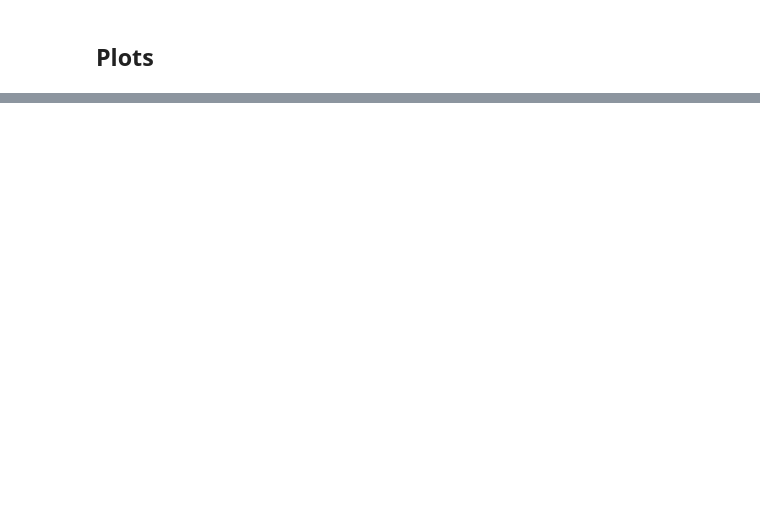
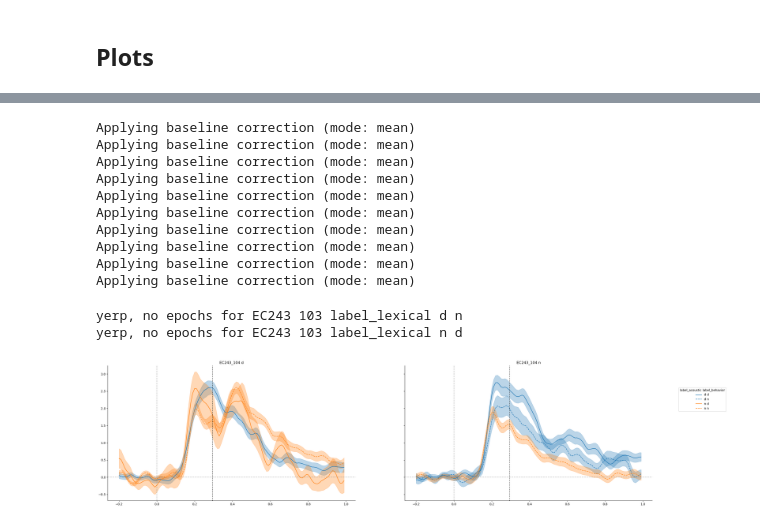
Before and after one commit to hans/barakeet, a Jupyter notebook: notebooks/epoched_plots.ipynb, the cells around one changed output, grey strips where cells are left out. Drawn from its saved outputs; the diff is of its cells as text; code cells hidden in the pictures; blank space fills up the shorter version.

Commit message:
stage messy new plots to support syncing

```diff
--- a/notebooks/epoched_plots.ipynb
+++ b/notebooks/epoched_plots.ipynb
@@ -189,17 +270,51 @@ plot_specs = {
 # %%
-# # # For debugging
+# # For debugging
 
-# feature_block = "acoustic"
-# suffix = "-baselined-continuous"
-# feature_block = "mismatch"
-# suffix = "-baselined-split-behavior"
-# kwargs = plot_specs[("eoi", feature_block)][suffix]
+feature_block = "acoustic"
+suffix = "-baselined-continuous"
+feature_block = "mismatch"
+suffix = "-baselined-split"
+kwargs = plot_specs[("eoi", feature_block)][suffix]
 
-# ep, ep_df = make_epochs_df(feature_block, plot_eoi_df=eoi_df.loc[["EC260"]].loc[(slice(None), [92, 219]), :],
+# ep, ep_df = make_epochs_df(feature_block, plot_eoi_df=eoi_df.loc[["EC278"]].loc[(slice(None), [121]), :],
 #                            baseline=kwargs.get("baseline"))
-# plot_kwargs = {k: v for k, v in kwargs.items() if k not in ["baseline"]}
+ep, ep_df = make_epochs_df(feature_block, plot_eoi_df=eoi_df.loc[["EC243"]].loc[(slice(None), [103]), :],
+                           baseline=kwargs.get("baseline"))
+
+ep_df = ep_df[~ep_df.ignores_both_cues]
+ep_df = ep_df[ep_df.phoneme_pair == "dn"]
+
+# DEV
+# kwargs["hue"] = "label_lexical_behavior"
+# kwargs["style"] = "label_acoustic"
+# kwargs["hue"] = "label"
+# kwargs["style"] = "label_behavior"
+kwargs["hue"] = "label_acoustic"
+kwargs["col"] = "label_lexical"
+kwargs["style"] = "label_behavior"
+kwargs["share_groupers"] = True
+# ep_df = ep_df.loc[ep_df.label_lexical_behavior.isin(("LdBd", "LdBn", "LnBn", "LnBd"))]
+# kwargs["hue_order"] = ["LdBd", "LnBd", "LdBn", "LnBn"]
+kwargs["height"] = 8
+kwargs["drop_minority_traces"] = 5
+
+plot_kwargs = {k: v for k, v in kwargs.items() if k not in ["baseline"]}
 # plot_kwargs["smoke_test"] = True
 # plot_kwargs["fix_ylim"] = "percentile"
-# # plot_kwargs["errorbar"] = None
-# g, p_ep, p_df = plot_epochs(ep, ep_df, epoch_times=epoch_times, **plot_kwargs)
+# plot_kwargs["errorbar"] = None
+g, p_ep, p_df = plot_epochs(ep, ep_df, epoch_times=epoch_times, **plot_kwargs)
 # g = add_timit_insets(g, timit_epoch_sources)
+# %% [output]
+Applying baseline correction (mode: mean)
+Applying baseline correction (mode: mean)
+Applying baseline correction (mode: mean)
+Applying baseline correction (mode: mean)
+Applying baseline correction (mode: mean)
+Applying baseline correction (mode: mean)
+Applying baseline correction (mode: mean)
+Applying baseline correction (mode: mean)
+Applying baseline correction (mode: mean)
+Applying baseline correction (mode: mean)
+yerp, no epochs for EC243 103 label_lexical d n
+yerp, no epochs for EC243 103 label_lexical n d
+[figure, added]
```
Also changed, not shown: parts of 8 cells of this notebook, 1 other file.
